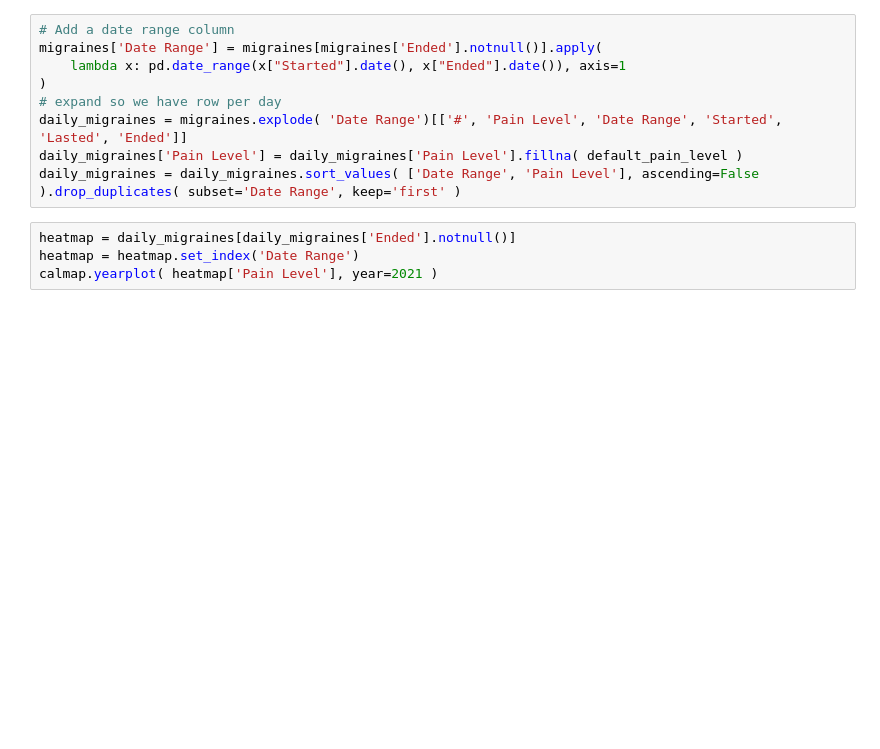
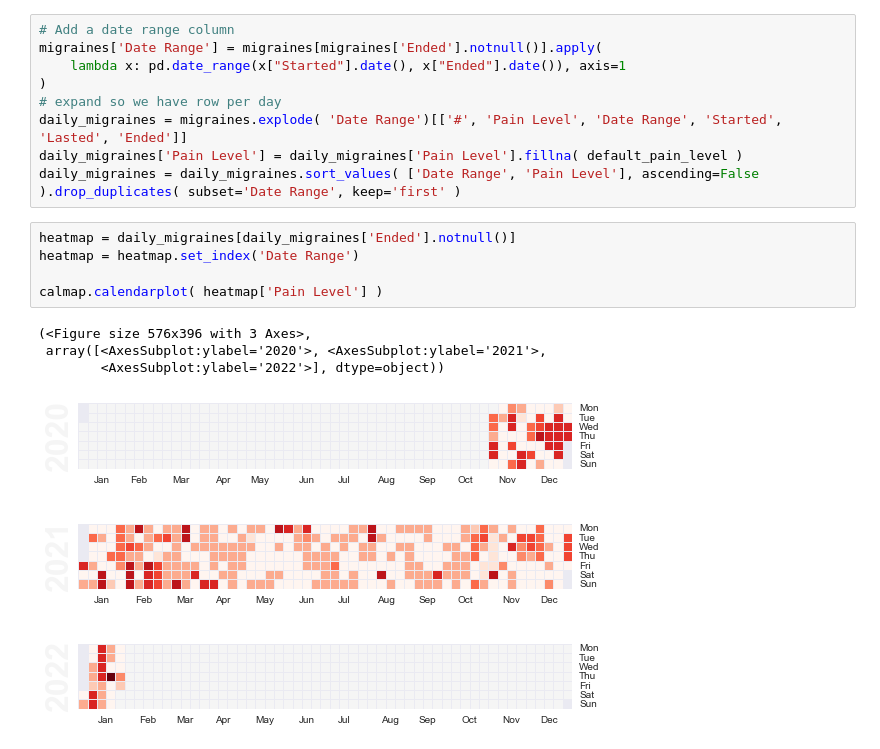
Before and after one commit to vfilby/migrainebuddy-summarizer, a Jupyter notebook: MB_DataExploration2.ipynb, the cells around one changed output. Cells and saved outputs as stored; diff of their text form; blank space fills up the shorter version.

```diff
--- a/MB_DataExploration2.ipynb
+++ b/MB_DataExploration2.ipynb
@@ -98,7 +104,13 @@ daily_migraines = daily_migraines.sort_values( ['Date Range', 'Pain Level'], asc
 # %%
 heatmap = daily_migraines[daily_migraines['Ended'].notnull()]
 heatmap = heatmap.set_index('Date Range')
-calmap.yearplot( heatmap['Pain Level'], year=2021 )
+
+calmap.calendarplot( heatmap['Pain Level'] )
+# %% [output]
+(<Figure size 576x396 with 3 Axes>,
+ array([<AxesSubplot:ylabel='2020'>, <AxesSubplot:ylabel='2021'>,
+        <AxesSubplot:ylabel='2022'>], dtype=object))
+[figure, added]
 # %%
 #Plot migraine days per month
 fig, axs = plt.subplots()
```
Also changed, not shown: parts of 8 cells of this notebook, 1 other file.
